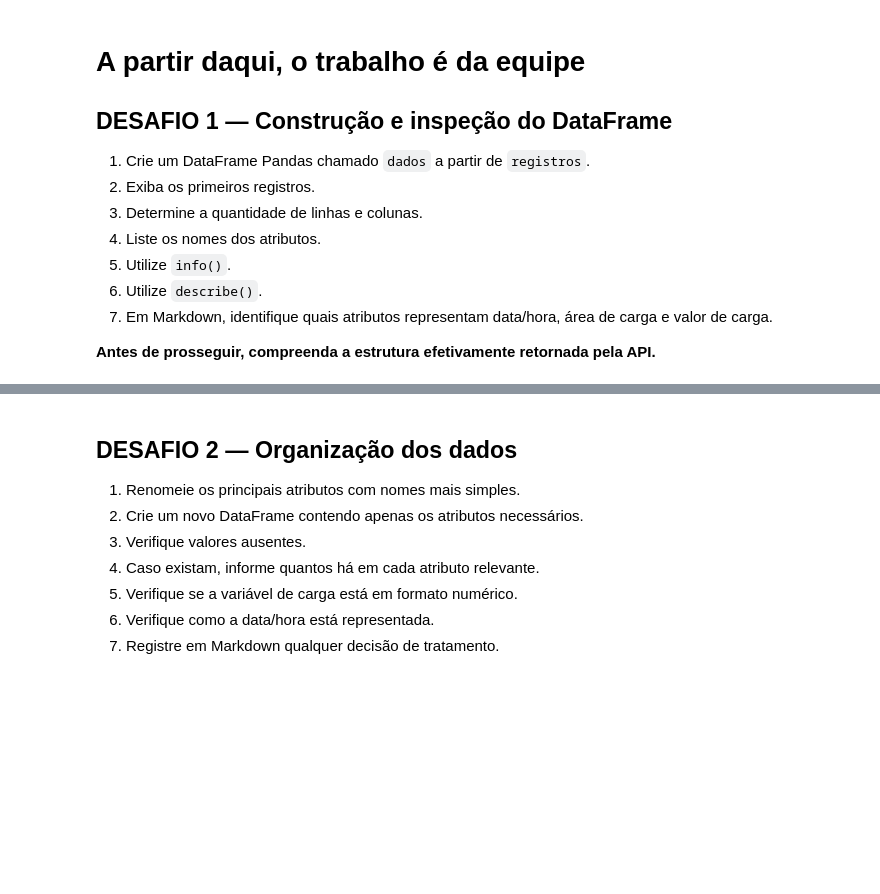
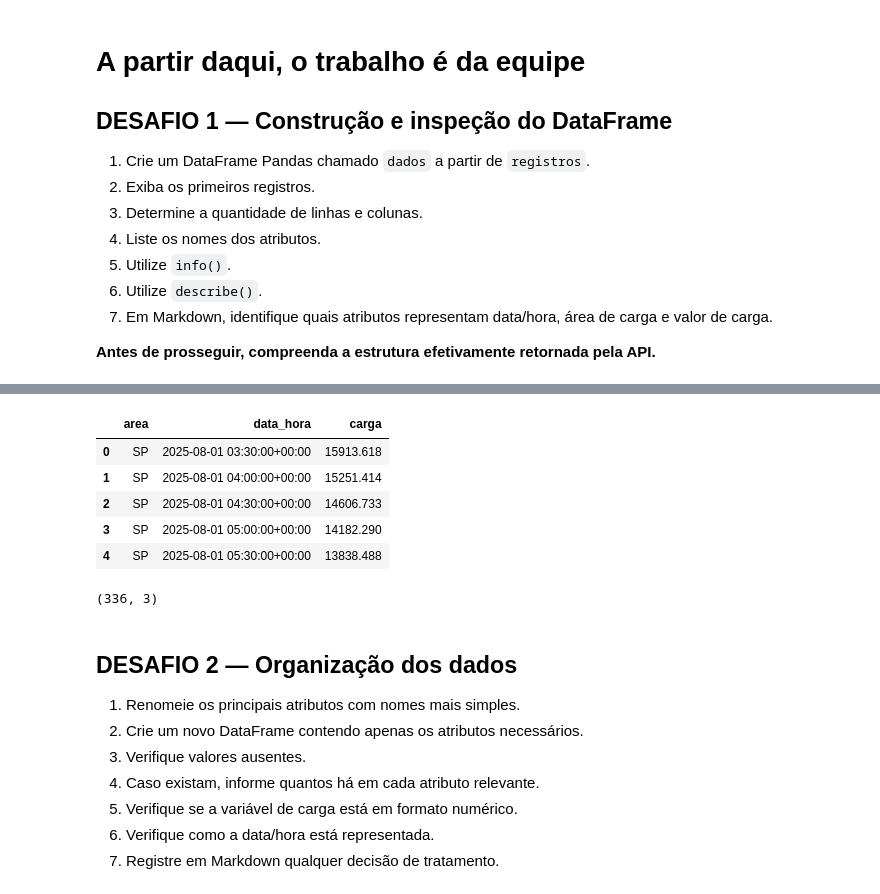
Before and after one commit to prof-atritiack/CP1-SERS-Analise, a Jupyter notebook: Desafio_Final_Energia_ONS_API_Final.ipynb, the cells around one changed output, grey strips where cells are left out. Cells and saved outputs as stored; diff of their text form; code cells hidden in the pictures; blank space fills up the shorter version.

```diff
--- a/Desafio_Final_Energia_ONS_API_Final.ipynb
+++ b/Desafio_Final_Energia_ONS_API_Final.ipynb
@@ -149,3 +189,16 @@ dados.head()
+# %%
+df_carga.head()
+# %% [output]
+|  | area | data_hora | carga |
+| 0 | SP | 2025-08-01 03:30:00+00:00 | 15913.618 |
+| 1 | SP | 2025-08-01 04:00:00+00:00 | 15251.414 |
+| 2 | SP | 2025-08-01 04:30:00+00:00 | 14606.733 |
+| 3 | SP | 2025-08-01 05:00:00+00:00 | 14182.290 |
+| 4 | SP | 2025-08-01 05:30:00+00:00 | 13838.488 |
+# %%
+df_carga.shape
+# %% [output]
+(336, 3)
 # %% [markdown]
 ## DESAFIO 2 — Organização dos dados
 
```
Also changed, not shown: parts of 23 cells of this notebook.
